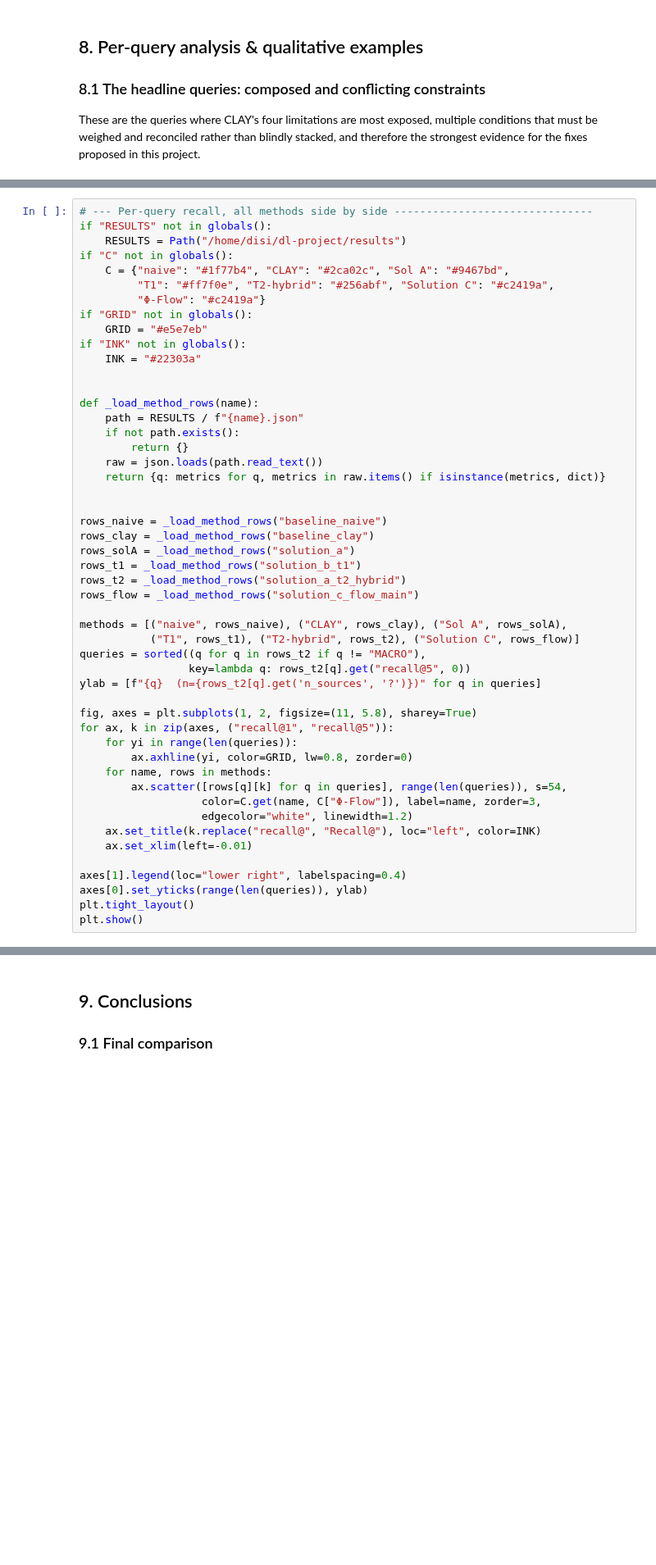
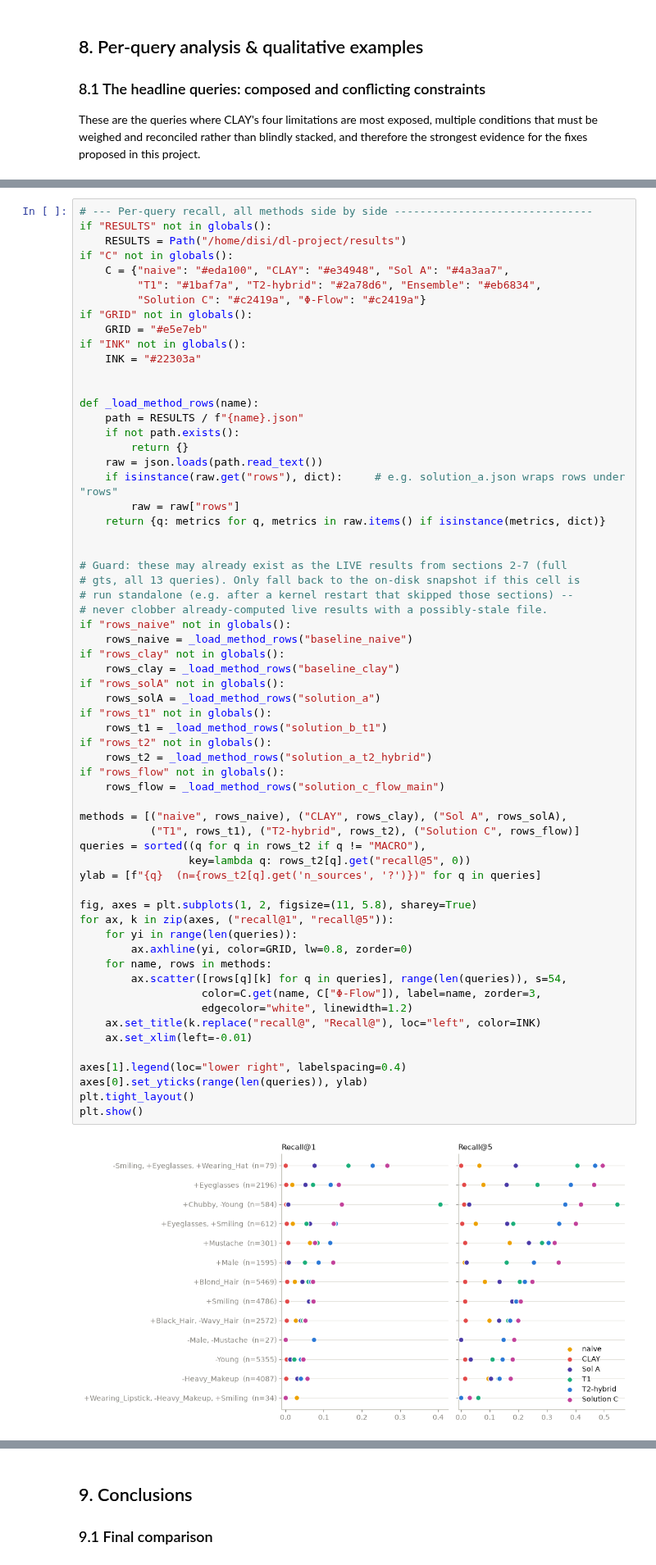
Before and after one commit to fronzofronzo/dl-project, a Jupyter notebook: notebook/main.ipynb, the cells around one changed output, grey strips where cells are left out. Shown at 82% size. Cells and saved outputs as stored; diff of their text form; blank space fills up the shorter version.

```diff
--- a/notebook/main.ipynb
+++ b/notebook/main.ipynb
@@ -2489,9 +2477,9 @@ plt.show()
 if "RESULTS" not in globals():
     RESULTS = Path("/home/disi/dl-project/results")
 if "C" not in globals():
-    C = {"naive": "#1f77b4", "CLAY": "#2ca02c", "Sol A": "#9467bd",
-         "T1": "#ff7f0e", "T2-hybrid": "#256abf", "Solution C": "#c2419a",
-         "Φ-Flow": "#c2419a"}
+    C = {"naive": "#eda100", "CLAY": "#e34948", "Sol A": "#4a3aa7",
+         "T1": "#1baf7a", "T2-hybrid": "#2a78d6", "Ensemble": "#eb6834",
+         "Solution C": "#c2419a", "Φ-Flow": "#c2419a"}
 if "GRID" not in globals():
     GRID = "#e5e7eb"
 if "INK" not in globals():
@@ -2501,37 +2489,51 @@ if "INK" not in globals():
 def _load_method_rows(name):
     path = RESULTS / f"{name}.json"
     if not path.exists():
         return {}
     raw = json.loads(path.read_text())
+    if isinstance(raw.get("rows"), dict):     # e.g. solution_a.json wraps rows under "rows"
+        raw = raw["rows"]
     return {q: metrics for q, metrics in raw.items() if isinstance(metrics, dict)}
 
 
-rows_naive = _load_method_rows("baseline_naive")
-rows_clay = _load_method_rows("baseline_clay")
-rows_solA = _load_method_rows("solution_a")
-rows_t1 = _load_method_rows("solution_b_t1")
-rows_t2 = _load_method_rows("solution_a_t2_hybrid")
-rows_flow = _load_method_rows("solution_c_flow_main")
+# Guard: these may already exist as the LIVE results from sections 2-7 (full
+# gts, all 13 queries). Only fall back to the on-disk snapshot if this cell is
+# run standalone (e.g. after a kernel restart that skipped those sections) --
+# never clobber already-computed live results with a possibly-stale file.
+if "rows_naive" not in globals():
+    rows_naive = _load_method_rows("baseline_naive")
+if "rows_clay" not in globals():
+    rows_clay = _load_method_rows("baseline_clay")
+if "rows_solA" not in globals():
+    rows_solA = _load_method_rows("solution_a")
+if "rows_t1" not in globals():
+    rows_t1 = _load_method_rows("solution_b_t1")
+if "rows_t2" not in globals():
+    rows_t2 = _load_method_rows("solution_a_t2_hybrid")
+if "rows_flow" not in globals():
+    rows_flow = _load_method_rows("solution_c_flow_main")
 
 methods = [("naive", rows_naive), ("CLAY", rows_clay), ("Sol A", rows_solA),
            ("T1", rows_t1), ("T2-hybrid", rows_t2), ("Solution C", rows_flow)]
 queries = sorted((q for q in rows_t2 if q != "MACRO"),
                  key=lambda q: rows_t2[q].get("recall@5", 0))
 ylab = [f"{q}  (n={rows_t2[q].get('n_sources', '?')})" for q in queries]
 
 fig, axes = plt.subplots(1, 2, figsize=(11, 5.8), sharey=True)
 for ax, k in zip(axes, ("recall@1", "recall@5")):
     for yi in range(len(queries)):
         ax.axhline(yi, color=GRID, lw=0.8, zorder=0)
     for name, rows in methods:
         ax.scatter([rows[q][k] for q in queries], range(len(queries)), s=54,
                    color=C.get(name, C["Φ-Flow"]), label=name, zorder=3,
                    edgecolor="white", linewidth=1.2)
     ax.set_title(k.replace("recall@", "Recall@"), loc="left", color=INK)
     ax.set_xlim(left=-0.01)
 
 axes[1].legend(loc="lower right", labelspacing=0.4)
 axes[0].set_yticks(range(len(queries)), ylab)
 plt.tight_layout()
 plt.show()
+# %% [output]
+[figure, added]
 # %% [markdown]
```
Also changed, not shown: parts of 35 cells of this notebook.
